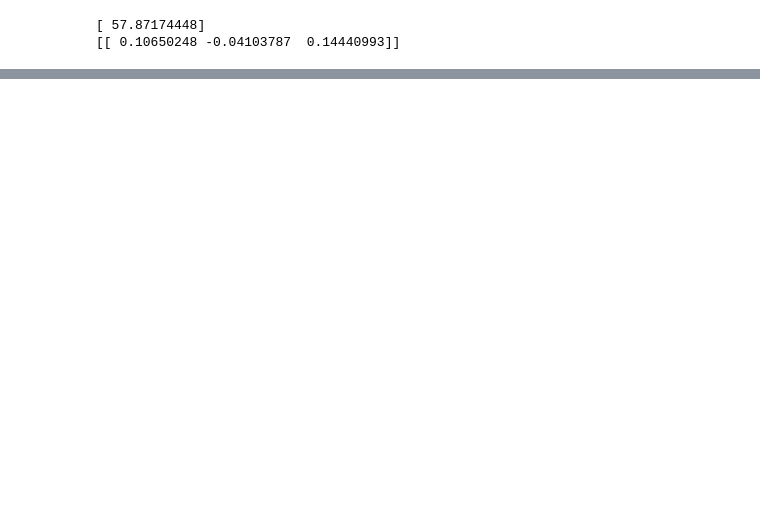
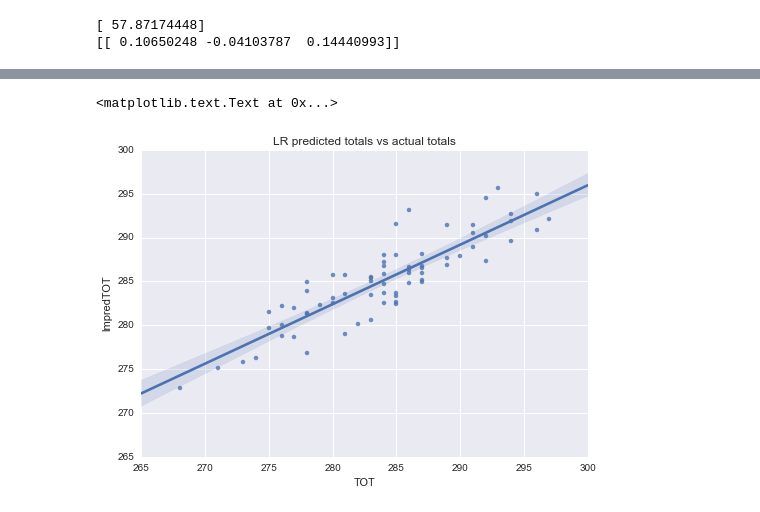
Before and after one commit to ryancjepsen/learning, a Jupyter notebook: pga championship.ipynb, the cells around one changed output, grey strips where cells are left out. Cells and saved outputs as stored; diff of their text form; code cells hidden in the pictures; blank space fills up the shorter version.

```diff
--- a/pga championship.ipynb
+++ b/pga championship.ipynb
@@ -209,0 +334,6 @@ Correlation
+# %%
+sns.regplot('TOT', 'lmpredTOT', dftest)
+plt.title('LR predicted totals vs actual totals')
+# %% [output]
+<matplotlib.text.Text at 0x...>
+[figure, added]
```
Also changed, not shown: parts of 38 cells of this notebook.
